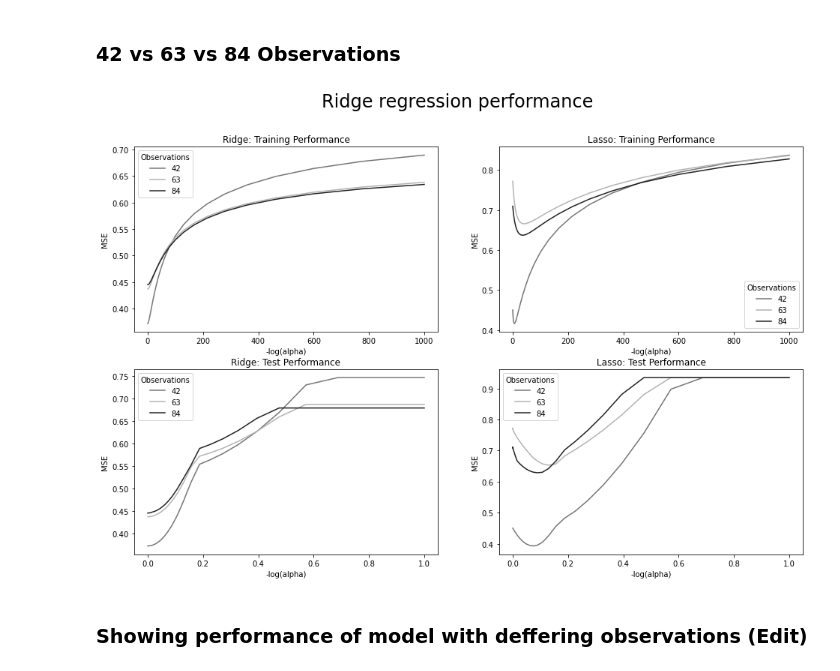
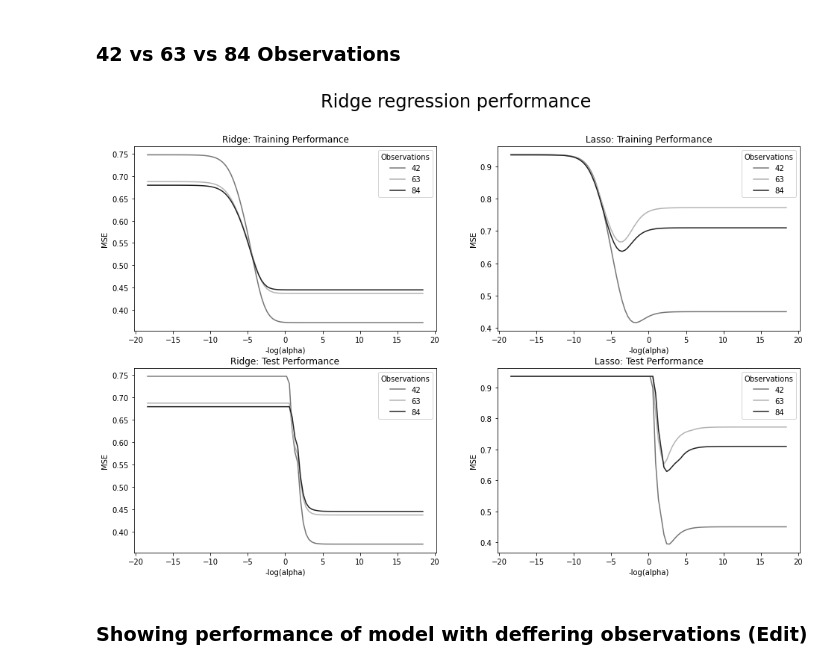
Before and after one commit to Sean-Chaos/DBA-3803-Project, a Jupyter notebook: DBA 3803 Group Project (Working copy).ipynb, the cells around one changed output. Drawn from its saved outputs; the diff is of its cells as text; code cells hidden in the pictures.

```diff
--- a/DBA 3803 Group Project (Working copy).ipynb
+++ b/DBA 3803 Group Project (Working copy).ipynb
@@ -499,7 +499,7 @@ test(models, temp_df_raw)
 pipe_r = Pipeline(steps=[("scaler", StandardScaler(with_std = False)),
                          ("ridge", Ridge())])
 
-ridge_params = {'ridge__alpha':np.logspace(-8,3,100)}
+ridge_params = {'ridge__alpha':np.logspace(-8,8,100)}
 
 grid_r = GridSearchCV(estimator=pipe_r, param_grid=ridge_params, n_jobs=-1,  cv = 8)
 
@@ -510,7 +510,7 @@ grid_r.fit(X_train_raw, y_train_raw)
 pipe_l = Pipeline(steps=[("scaler", StandardScaler(with_std = False)),
                          ("lasso", Lasso())])
 
-lasso_params = {'lasso__alpha':np.logspace(-8,0,100)}
+lasso_params = {'lasso__alpha':np.logspace(-8,8,100)}
 
 grid_l = GridSearchCV(estimator=pipe_l, param_grid=lasso_params, n_jobs=-1,  cv = 8)
 
@@ -536,11 +536,10 @@ Lasso best score: 0.17357426844873278
 # %% [markdown]
 # Cross Validation
 # %%
-
 regressions = [Ridge, Lasso]
 fig, axs = plt.subplots(nrows=2, figsize=(16,10))
 
-alpha_list = [np.logspace(-8,3,100), np.logspace(-8,0,100)]
+alpha_list = [np.logspace(-8,8,100), np.logspace(-8,8,100)]
 
 counter = 0
 
@@ -552,25 +551,24 @@ for reg in regressions:
     for cur_alpha in alpha_list[counter]:
 
         clf_cv = Pipeline(steps=[("scaler", StandardScaler(with_std = False)),
-                                 ("mdl", reg(cur_alpha))])
+                                 ("mdl", reg(cur_alpha, fit_intercept = False))])
 
         # Perform 10-fold cross validation
         scores = cross_val_score(estimator = clf_cv, X = X_train_raw, y = y_train_raw, cv = 8, \
                                  scoring = 'neg_mean_squared_error', n_jobs = -1)
 
-        cvResults.append(scores.mean())
+        cvResults.append(abs(scores.mean()))
 
-    fig = sns.lineplot(y = cvResults, x = alpha_vec, label = "Train Score", ax = axs[counter])
+    fig = sns.lineplot(y = cvResults, x = -np.log(alpha_vec), label = "Train Score", ax = axs[counter])
 
     counter += 1
 
 #--------------------------------------------------------------------------------------------------
 
 # Graph
-axs[0].legend(title='Industries', labels=['6 industry', '24 industry', '48 industry'])
-axs[0].title.set_text('Training Performance')
-axs[1].legend(title='Industries', labels=['6 industry', '24 industry', '48 industry'])
-axs[1].title.set_text('Test Performance')
+
+axs[0].title.set_text('Ridge Training Performance')
+axs[1].title.set_text('Lasso Training Performance')
 
 axs[0].set(xlabel='-log(alpha)', ylabel='MSE')
 axs[1].set(xlabel='-log(alpha)', ylabel='MSE')
@@ -592,7 +631,7 @@ ind_48 = list(df.columns)[1:]
 
 
 regressions = [Ridge, Lasso]
-alpha_list = [np.logspace(-8,3,100), np.logspace(-8,0,100)]
+alpha_list = [np.logspace(-8,8,100), np.logspace(-8,8,100)]
 
 testing = [ind_6, ind_24, ind_48]
 fig, axs = plt.subplots(nrows=2, ncols=2, figsize=(16,10))
@@ -678,8 +717,8 @@ for reg in regressions:
             test_mse_all.append(mean_squared_error(y_test, mdl.predict(X_test)))
 
 
-        fig = sns.lineplot(x=alpha_vec, y=np.array(train_mse_all), ax=axs[0,col])
-        fig = sns.lineplot(x=alpha_vec, y=np.array(test_mse_all), ax=axs[1,col])
+        fig = sns.lineplot(x=-np.log(alpha_vec), y=np.array(train_mse_all), ax=axs[0,col])
+        fig = sns.lineplot(x=-np.log(alpha_vec), y=np.array(test_mse_all), ax=axs[1,col])
     col += 1
 
 #--------------------------------------------------------------------------------------------------
@@ -719,7 +758,7 @@ testing = [ind_6, ind_24, ind_48]
 
 regressions = [Ridge, Lasso]
 
-alpha_list = [np.logspace(-8,3,100), np.logspace(-8,0,100)]
+alpha_list = [np.logspace(-8,8,100), np.logspace(-8,8,100)]
 testing = [ind_6, ind_24, ind_48]
 
 fig, axs = plt.subplots(nrows=3, ncols=2, figsize=(16,16))
@@ -787,7 +826,7 @@ for reg in regressions:
 
             cvResults.append(scores.mean())
 
-        fig = sns.lineplot(y = cvResults, x = alpha_vec, label = "Train Score", ax = axs[row, col])
+        fig = sns.lineplot(y = cvResults, x = -np.log(alpha_vec), label = "Train Score", ax = axs[row, col])
         row += 1
 
     col+= 1
@@ -826,7 +865,7 @@ ind_24 = ['Drugs', 'LabEq', 'Clths', 'Aero', 'RlEst', 'Mach', 'Beer', 'Hshld', '
 ind_48 = list(df.columns)[1:]
 
 observations = [42, 63, 84]
-alpha_list = [np.logspace(-8,3,100), np.logspace(-8,0,100)]
+alpha_list = [np.logspace(-8,8,100), np.logspace(-8,8,100)]
 regressions = [Ridge, Lasso]
 
 fig, axs = plt.subplots(nrows=2, ncols=2, figsize=(16,10))
@@ -908,36 +947,36 @@ for reg in regressions:
             train_mse_all.append(mean_squared_error(y_train, mdl.predict(X_train)))
             coeff_dict_all[cur_alpha] = mdl.coef_
 
             # Test
             test_r2_all.append(mdl.score(X_test, y_test))
             test_mse_all.append(mean_squared_error(y_test, mdl.predict(X_test)))
 
-        q3_fig = sns.lineplot(x=alpha_vec, y=np.array(train_mse_all), ax=axs[row,0])
-        q3_fig = sns.lineplot(x=alpha_vec, y=np.array(test_mse_all), ax=axs[row,1])
+        q3_fig = sns.lineplot(x=-np.log(alpha_vec), y=np.array(train_mse_all), ax=axs[row,0])
+        q3_fig = sns.lineplot(x=-np.log(alpha_vec), y=np.array(test_mse_all), ax=axs[row,1])
     row += 1
 
 #--------------------------------------------------------------------------------------------------
 
 axs[0,0].title.set_text('Ridge: Training Performance')
 axs[1,0].title.set_text('Ridge: Test Performance')
 axs[0,1].title.set_text('Lasso: Training Performance')
 axs[1,1].title.set_text('Lasso: Test Performance')
 
 axs[0,0].legend(title='Observations', labels=['42', '63', '84'])
 axs[1,0].legend(title='Observations', labels=['42', '63', '84'])
 axs[0,1].legend(title='Observations', labels=['42', '63', '84'])
 axs[1,1].legend(title='Observations', labels=['42', '63', '84'])
 
 axs[0,0].set(xlabel='-log(alpha)', ylabel='MSE')
 axs[1,0].set(xlabel='-log(alpha)', ylabel='MSE')
 axs[0,1].set(xlabel='-log(alpha)', ylabel='MSE')
 axs[1,1].set(xlabel='-log(alpha)', ylabel='MSE')
 
 
 plt.suptitle('Ridge regression performance', fontsize = 24)
 plt.show()
 # %% [output]
-[figure, old version]
+[figure, new version]
 # %% [markdown]
 ### Showing performance of model with deffering observations (Edit)
 # %%
```
Also changed, not shown: parts of 30 cells of this notebook.
